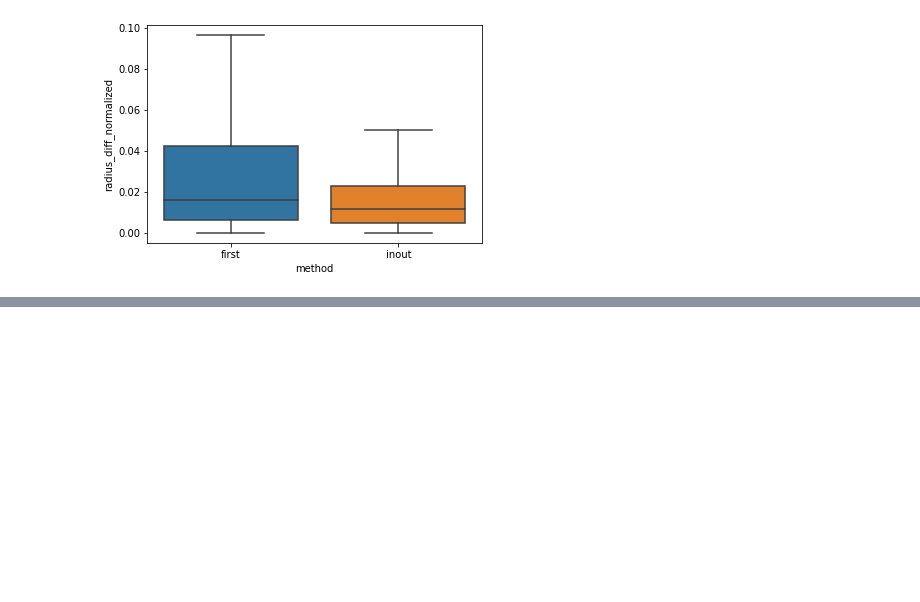
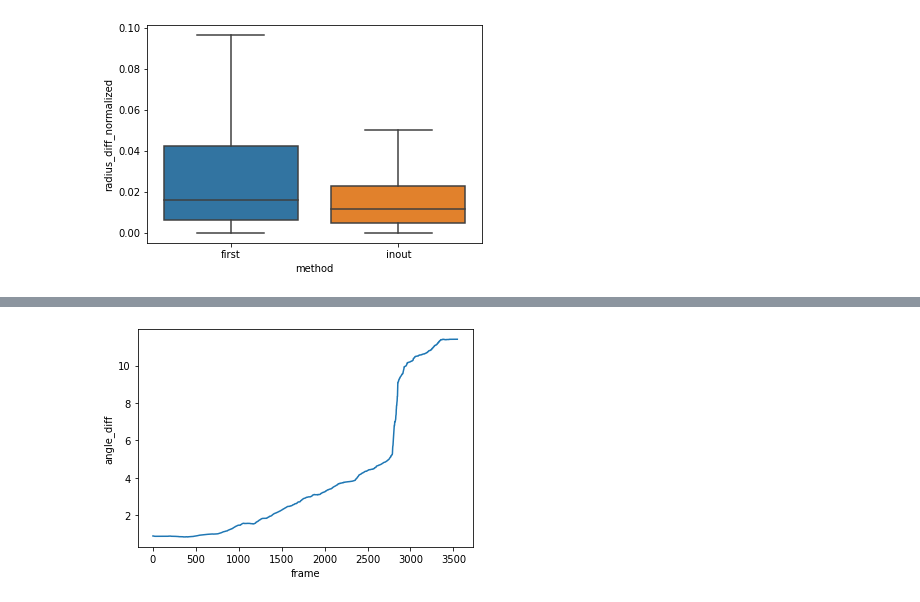
Before and after one commit to Custom-Surgical-GmbH/Cataract-Surgery-Training-Explorations, a Jupyter notebook: opencv_explorations/quantitative_evaluation.ipynb, the cells around one changed output, grey strips where cells are left out. Cells and saved outputs as stored; diff of their text form; code cells hidden in the pictures; blank space fills up the shorter version.

```diff
--- a/opencv_explorations/quantitative_evaluation.ipynb
+++ b/opencv_explorations/quantitative_evaluation.ipynb
@@ -318,0 +491,7 @@ ax = sns.boxplot(x='method', y='radius_diff_normalized', showfliers=False, data=
+# %%
+plt.plot(ndimage.median_filter(test, size=30*60))
+plt.xlabel('frame')
+plt.ylabel('angle_diff')
+plt.savefig('d.pdf')
+# %% [output]
+[figure, added]
```
Also changed, not shown: parts of 15 cells of this notebook, 1 other file.
